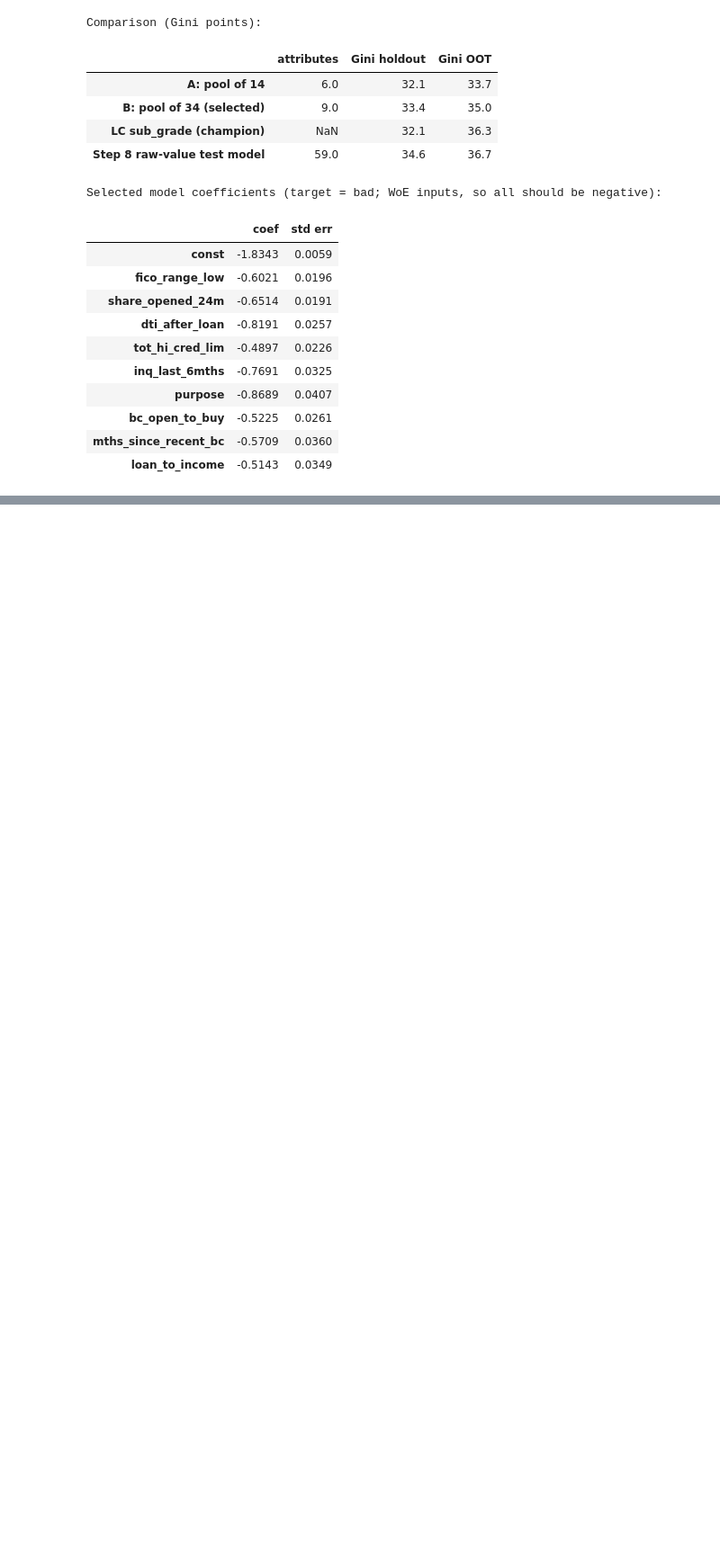
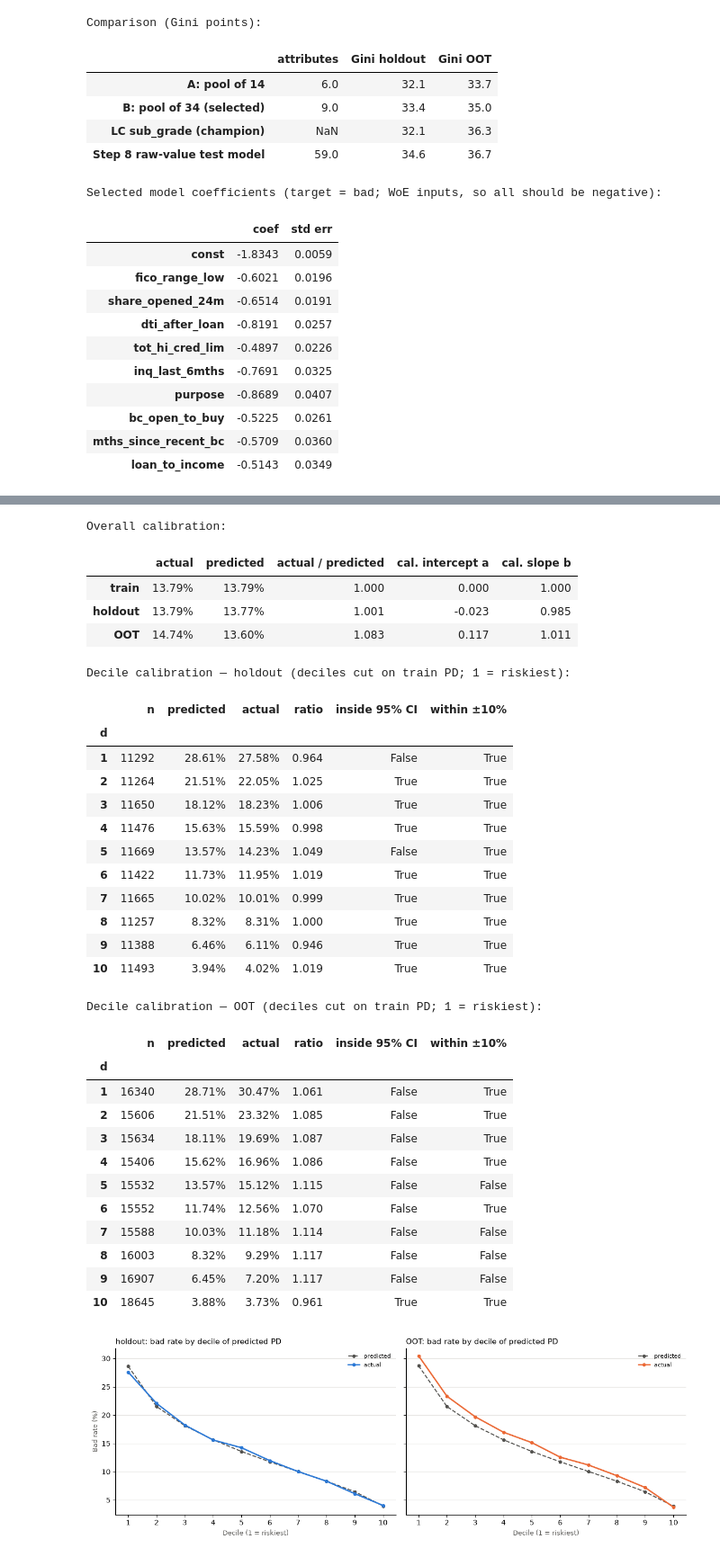
Before and after one commit to daniel-d-wu/scorecard-dev, a Jupyter notebook: scorecard_dev.ipynb, the cells around one changed output, grey strips where cells are left out. Shown at 90% size. Cells and saved outputs as stored; diff of their text form; code cells hidden in the pictures; blank space fills up the shorter version.

```diff
--- a/scorecard_dev.ipynb
+++ b/scorecard_dev.ipynb
@@ -2356,0 +2621,80 @@ The selected attributes are `sel_12`, and the fitted model is `model_12`. Coarse
+# %%
+# ---------------------------------------------------------------
+# 15b  Calibration: predicted vs actual bad rate (train / holdout / OOT)
+# ---------------------------------------------------------------
+from scipy.stats import norm
+
+def calib_summary(p, y):
+    """Overall ratio and calibration slope/intercept: logit fit of y on logit(p)."""
+    lp = np.log(p / (1 - p))
+    fit_ = sm.Logit(y.values, sm.add_constant(lp.values)).fit(disp=0)
+    return {'actual': y.mean(), 'predicted': p.mean(), 'actual / predicted': y.mean() / p.mean(),
+            'cal. intercept a': fit_.params[0], 'cal. slope b': fit_.params[1]}
+
+summ_15 = pd.DataFrame({name: calib_summary(p, y) for name, p, y in
+                        [('train', pd_tr, y_tr), ('holdout', pd_ho, y_ho), ('OOT', pd_oo, y_oo)]}).T
+print('Overall calibration:')
+display(summ_15.style.format({'actual': '{:.2%}', 'predicted': '{:.2%}', 'actual / predicted': '{:.3f}',
+                              'cal. intercept a': '{:.3f}', 'cal. slope b': '{:.3f}'}))
+
+# Decile table: deciles of predicted PD cut on train, applied to holdout / OOT; decile 1 = riskiest
+edges = np.unique(np.quantile(pd_tr, np.linspace(0, 1, 11)))
+edges[0], edges[-1] = -np.inf, np.inf
+def decile_table(p, y):
+    d = 10 - pd.cut(p, edges, labels=False)                       # 1 = highest PD
+    g = pd.DataFrame({'d': d, 'p': p.values, 'y': y.values}).groupby('d').agg(n=('y', 'size'), predicted=('p', 'mean'), actual=('y', 'mean'))
+    g['ratio'] = g['actual'] / g['predicted']
+    se = np.sqrt(g['predicted'] * (1 - g['predicted']) / g['n'])
+    g['inside 95% CI'] = (g['actual'] - g['predicted']).abs() <= norm.ppf(0.975) * se
+    g['within ±10%'] = (g['ratio'] - 1).abs() <= 0.10
+    return g
+dec = {name: decile_table(p, y) for name, p, y in [('train', pd_tr, y_tr), ('holdout', pd_ho, y_ho), ('OOT', pd_oo, y_oo)]}
+for name in ['holdout', 'OOT']:
+    print(f'Decile calibration — {name} (deciles cut on train PD; 1 = riskiest):')
+    display(dec[name].style.format({'predicted': '{:.2%}', 'actual': '{:.2%}', 'ratio': '{:.3f}'}))
+
+# Chart: predicted vs actual by decile
+fig, axes = plt.subplots(1, 2, figsize=(12, 4.2), sharey=True)
+for ax, name, c in zip(axes, ['holdout', 'OOT'], ['#2a78d6', '#eb6834']):
+    g = dec[name]
+    ax.plot(g.index, 100 * g['predicted'], '--', color='#52514e', lw=1.5, marker='o', ms=4, label='predicted')
+    ax.plot(g.index, 100 * g['actual'], '-', color=c, lw=2, marker='o', ms=4, label='actual')
+    ax.set_title(f'{name}: bad rate by decile of predicted PD', loc='left', fontsize=11)
+    ax.set_xticks(g.index); ax.set_xlabel('Decile (1 = riskiest)', fontsize=9, color='#52514e')
+    ax.grid(axis='y', color='#e4e3df', lw=0.8); ax.set_axisbelow(True); ax.legend(fontsize=8, frameon=False)
+    for s in ['top', 'right']: ax.spines[s].set_visible(False)
+axes[0].set_ylabel('Bad rate (%)', fontsize=9, color='#52514e')
+fig.tight_layout(); fig.savefig('figures/step15_calibration_deciles.png', dpi=130, facecolor='#fcfcfb'); plt.show()
+# %% [output]
+Overall calibration:
+|  | actual | predicted | actual / predicted | cal. intercept a | cal. slope b |
+| train | 13.79% | 13.79% | 1.000 | 0.000 | 1.000 |
+| holdout | 13.79% | 13.77% | 1.001 | -0.023 | 0.985 |
+| OOT | 14.74% | 13.60% | 1.083 | 0.117 | 1.011 |
+Decile calibration — holdout (deciles cut on train PD; 1 = riskiest):
+|  | n | predicted | actual | ratio | inside 95% CI | within ±10% |
+| d |  |  |  |  |  |  |
+| 1 | 11292 | 28.61% | 27.58% | 0.964 | False | True |
+| 2 | 11264 | 21.51% | 22.05% | 1.025 | True | True |
+| 3 | 11650 | 18.12% | 18.23% | 1.006 | True | True |
+| 4 | 11476 | 15.63% | 15.59% | 0.998 | True | True |
+| 5 | 11669 | 13.57% | 14.23% | 1.049 | False | True |
+| 6 | 11422 | 11.73% | 11.95% | 1.019 | True | True |
+| 7 | 11665 | 10.02% | 10.01% | 0.999 | True | True |
+| 8 | 11257 | 8.32% | 8.31% | 1.000 | True | True |
+| 9 | 11388 | 6.46% | 6.11% | 0.946 | True | True |
+| 10 | 11493 | 3.94% | 4.02% | 1.019 | True | True |
+Decile calibration — OOT (deciles cut on train PD; 1 = riskiest):
+|  | n | predicted | actual | ratio | inside 95% CI | within ±10% |
+| d |  |  |  |  |  |  |
+| 1 | 16340 | 28.71% | 30.47% | 1.061 | False | True |
+| 2 | 15606 | 21.51% | 23.32% | 1.085 | False | True |
+| 3 | 15634 | 18.11% | 19.69% | 1.087 | False | True |
+| 4 | 15406 | 15.62% | 16.96% | 1.086 | False | True |
+| 5 | 15532 | 13.57% | 15.12% | 1.115 | False | False |
+| 6 | 15552 | 11.74% | 12.56% | 1.070 | False | True |
+| 7 | 15588 | 10.03% | 11.18% | 1.114 | False | False |
+| 8 | 16003 | 8.32% | 9.29% | 1.117 | False | False |
+| 9 | 16907 | 6.45% | 7.20% | 1.117 | False | False |
+| 10 | 18645 | 3.88% | 3.73% | 0.961 | True | True |
+[figure, added]
```
Also changed, not shown: parts of 25 cells of this notebook, 1 other file.
